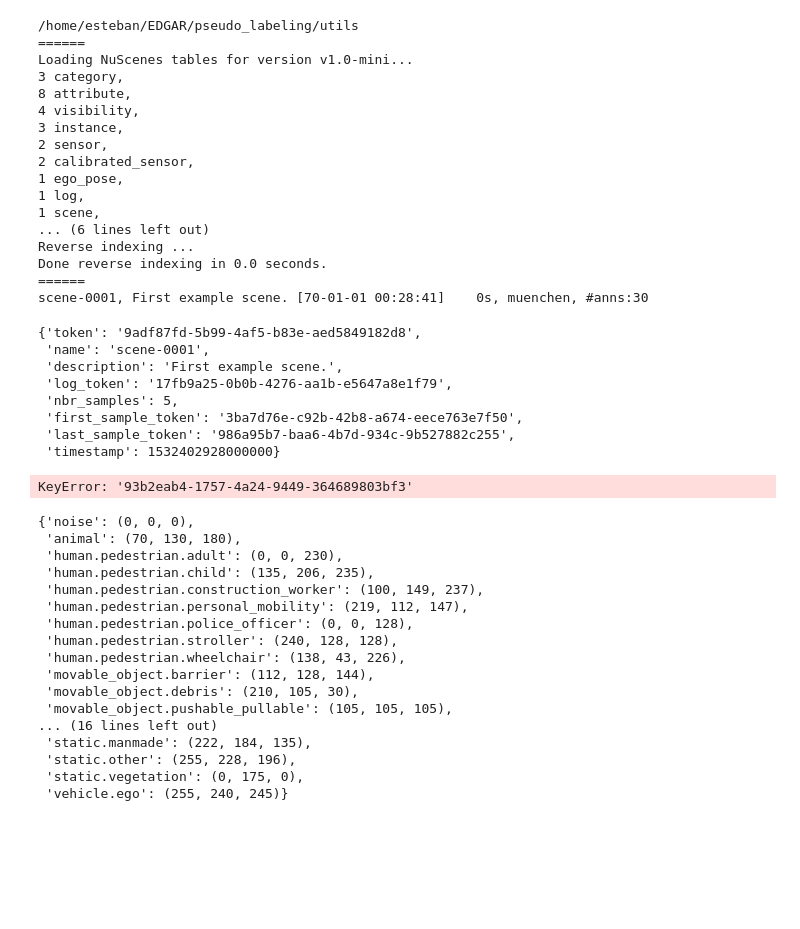
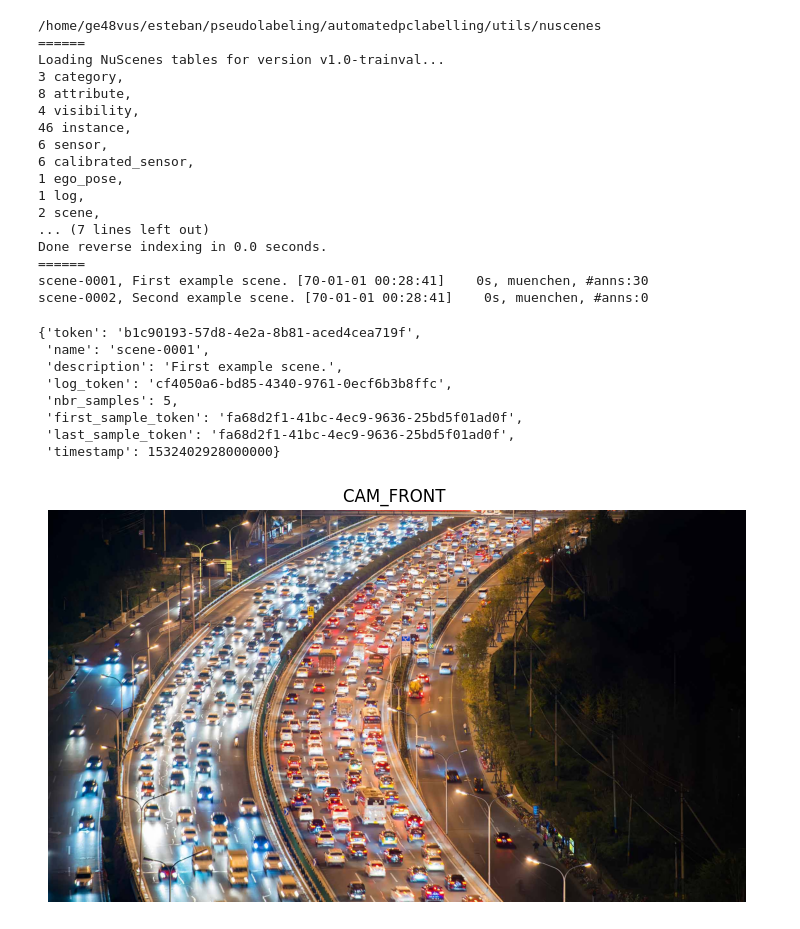
Before and after one commit to erivera1802/automatedPointcloudLabeling, a Jupyter notebook: utils/nuscenes/validat.ipynb, the cells around one changed output. Saved outputs shown, nothing was run; the diff lists cells and outputs as text; code cells hidden in the pictures; blank space fills up the shorter version.

Commit message:
Working with single scene

```diff
--- a/utils/nuscenes/validat.ipynb
+++ b/utils/nuscenes/validat.ipynb
@@ -2,62 +2,42 @@
 from nuscenes.nuscenes import NuScenes
 import os
 print(os.getcwd())
-nusc = NuScenes(version='v1.0-mini', dataroot='../muenchen', verbose=True)
+nusc = NuScenes(version='v1.0-trainval', dataroot='/home/ge48vus/esteban/pseudolabeling/automatedpclabelling/data/nuscenes_format/nuscenes', verbose=True)
 
 nusc.list_scenes()
 my_scene = nusc.scene[0]
 my_scene
 # %% [output]
-/home/esteban/EDGAR/pseudo_labeling/utils
+/home/ge48vus/esteban/pseudolabeling/automatedpclabelling/utils/nuscenes
 ======
-Loading NuScenes tables for version v1.0-mini...
+Loading NuScenes tables for version v1.0-trainval...
 3 category,
 8 attribute,
 4 visibility,
-3 instance,
-2 sensor,
-2 calibrated_sensor,
+46 instance,
+6 sensor,
+6 calibrated_sensor,
 1 ego_pose,
 1 log,
-1 scene,
-... (6 lines left out)
-Reverse indexing ...
+2 scene,
+... (7 lines left out)
 Done reverse indexing in 0.0 seconds.
 ======
 scene-0001, First example scene. [70-01-01 00:28:41]    0s, muenchen, #anns:30
+scene-0002, Second example scene. [70-01-01 00:28:41]    0s, muenchen, #anns:0
-{'token': '9adf87fd-5b99-4af5-b83e-aed5849182d8',
+{'token': 'b1c90193-57d8-4e2a-8b81-aced4cea719f',
  'name': 'scene-0001',
  'description': 'First example scene.',
- 'log_token': '17fb9a25-0b0b-4276-aa1b-e5647a8e1f79',
+ 'log_token': 'cf4050a6-bd85-4340-9761-0ecf6b3b8ffc',
  'nbr_samples': 5,
- 'first_sample_token': '3ba7d76e-c92b-42b8-a674-eece763e7f50',
- 'last_sample_token': '986a95b7-baa6-4b7d-934c-9b527882c255',
+ 'first_sample_token': 'fa68d2f1-41bc-4ec9-9636-25bd5f01ad0f',
+ 'last_sample_token': 'fa68d2f1-41bc-4ec9-9636-25bd5f01ad0f',
  'timestamp': 1532402928000000}
 # %%
 last_sample_token = my_scene['last_sample_token']
 my_sample = nusc.get('sample', last_sample_token)
 #my_sample
 # %%
-nusc.render_sample_data(my_sample["data"]["LIDAR_TOP"])
+nusc.render_sample_data(my_sample["data"]["CAM_FRONT"])
 # %% [output]
-KeyError: '93b2eab4-1757-4a24-9449-364689803bf3'
+[figure, added]
-# %%
-nusc.colormap
-# %% [output]
-{'noise': (0, 0, 0),
- 'animal': (70, 130, 180),
- 'human.pedestrian.adult': (0, 0, 230),
- 'human.pedestrian.child': (135, 206, 235),
- 'human.pedestrian.construction_worker': (100, 149, 237),
- 'human.pedestrian.personal_mobility': (219, 112, 147),
- 'human.pedestrian.police_officer': (0, 0, 128),
- 'human.pedestrian.stroller': (240, 128, 128),
- 'human.pedestrian.wheelchair': (138, 43, 226),
- 'movable_object.barrier': (112, 128, 144),
- 'movable_object.debris': (210, 105, 30),
- 'movable_object.pushable_pullable': (105, 105, 105),
-... (16 lines left out)
- 'static.manmade': (222, 184, 135),
- 'static.other': (255, 228, 196),
- 'static.vegetation': (0, 175, 0),
- 'vehicle.ego': (255, 240, 245)}
```
Also changed, not shown: parts of 1 cell of this notebook, 5 other files.
